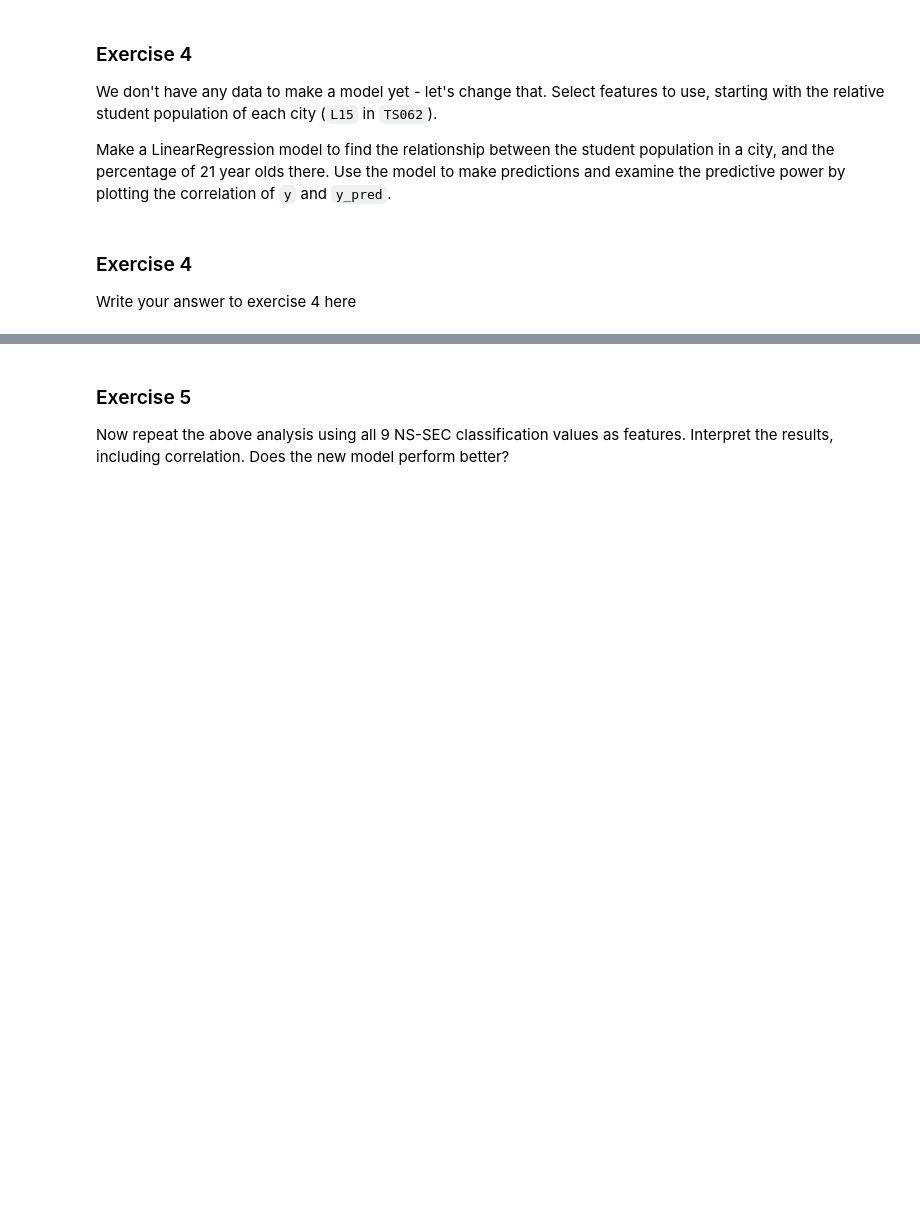
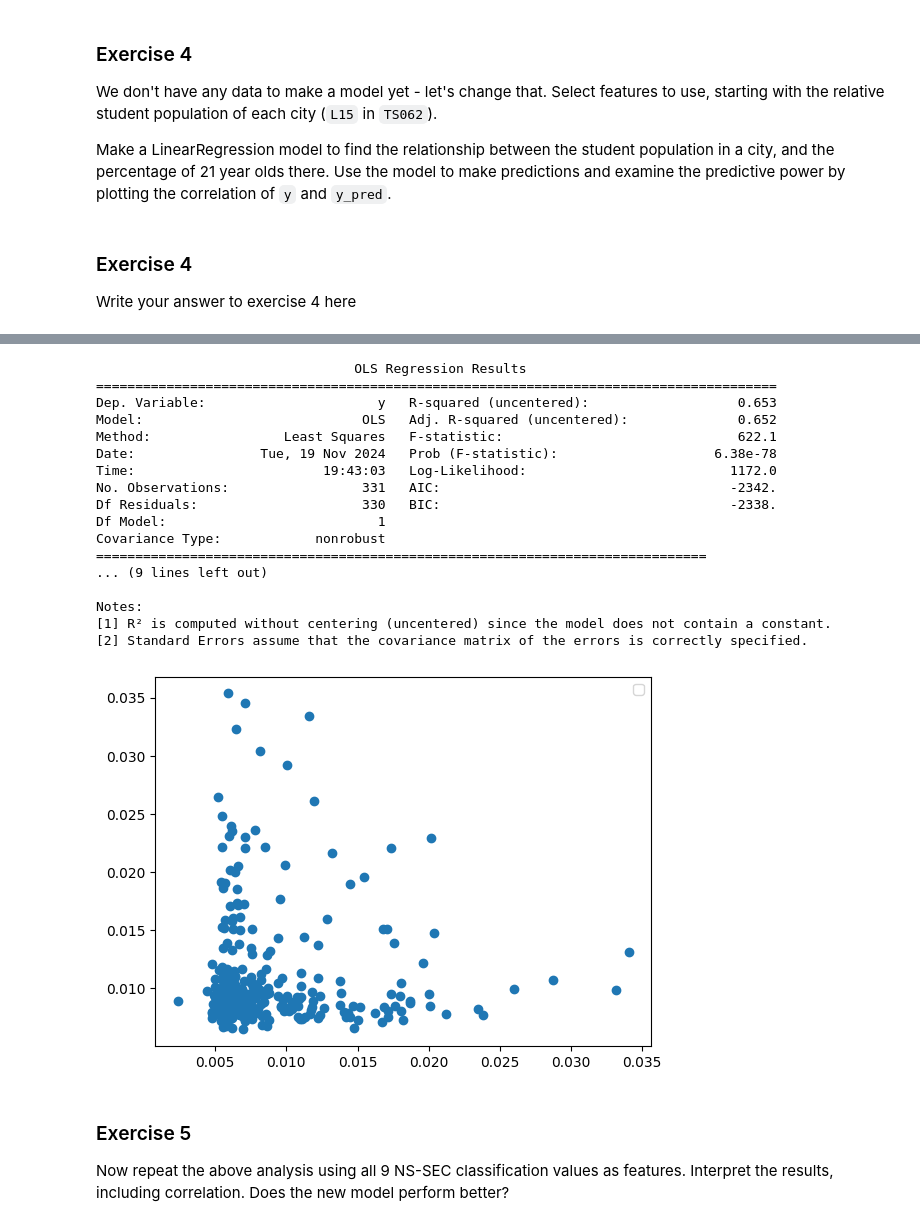
Before and after one commit to EuanWorth/ecw66_ads_2024, a Jupyter notebook: Practical_3.ipynb, the cells around one changed output, grey strips where cells are left out. Saved outputs shown, nothing was run; the diff lists cells and outputs as text; code cells hidden in the pictures; blank space fills up the shorter version.

```diff
--- a/Practical_3.ipynb
+++ b/Practical_3.ipynb
@@ -781,0 +794,3 @@ Write your answer to exercise 4 here
+# %%
+populations = age_df.sum(axis=1)
+populations
@@ -781,0 +818,4 @@ Write your answer to exercise 4 here
+# %%
+student_df = load_census_data('TS062', level='ltla')
+student_df = student_df.drop(student_df.columns[[0,2]], axis=1).set_index('geography')
+student_df
@@ -781,0 +837,6 @@ Write your answer to exercise 4 here
+# %%
+students = pd.DataFrame(columns=student_df.columns, index=student_df.index).astype(float)
+for location in student_df.index:
+  students.loc[location] = student_df.loc[location] / populations.loc[location]
+sm.add_constant(students)
+students
@@ -781,0 +861,11 @@ Write your answer to exercise 4 here
+# %%
+design_matrix = np.reshape(students["National Statistics Socio-economic Classification (NS-SEC): L15 Full-time students"].values, (-1, 1))
+
+model = sm.OLS(norm_age_df[21].values, design_matrix*1)
+fit = model.fit()
+print(fit.summary())
+fig, ax = plt.subplots()
+ax.scatter(fit.predict(design_matrix), norm_age_df[21].values)
+ax.legend()
+plt.show()
+# %% [output]
@@ -782,3 +873,21 @@ Write your answer to exercise 4 here
+                                 OLS Regression Results
+=======================================================================================
+Dep. Variable:                      y   R-squared (uncentered):                   0.653
+Model:                            OLS   Adj. R-squared (uncentered):              0.652
+Method:                 Least Squares   F-statistic:                              622.1
+Date:                Tue, 19 Nov 2024   Prob (F-statistic):                    6.38e-78
+Time:                        19:43:03   Log-Likelihood:                          1172.0
+No. Observations:                 331   AIC:                                     -2342.
+Df Residuals:                     330   BIC:                                     -2338.
+Df Model:                           1
+Covariance Type:            nonrobust
+==============================================================================
+... (9 lines left out)
+
+Notes:
+[1] R² is computed without centering (uncentered) since the model does not contain a constant.
+[2] Standard Errors assume that the covariance matrix of the errors is correctly specified.
+[figure, added]
 # %% [markdown]
 ### Exercise 5
 
```
Also changed, not shown: parts of 24 cells of this notebook.
